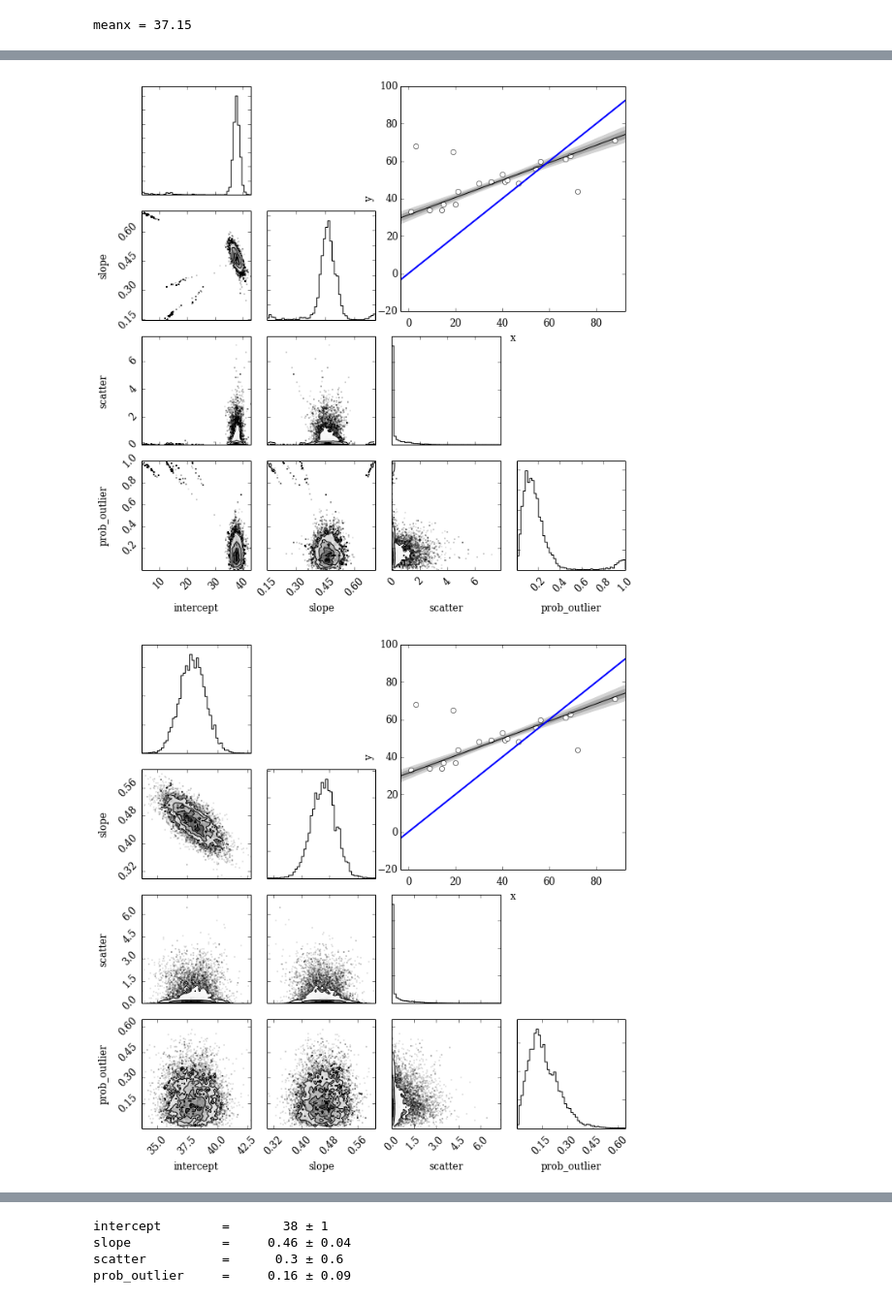
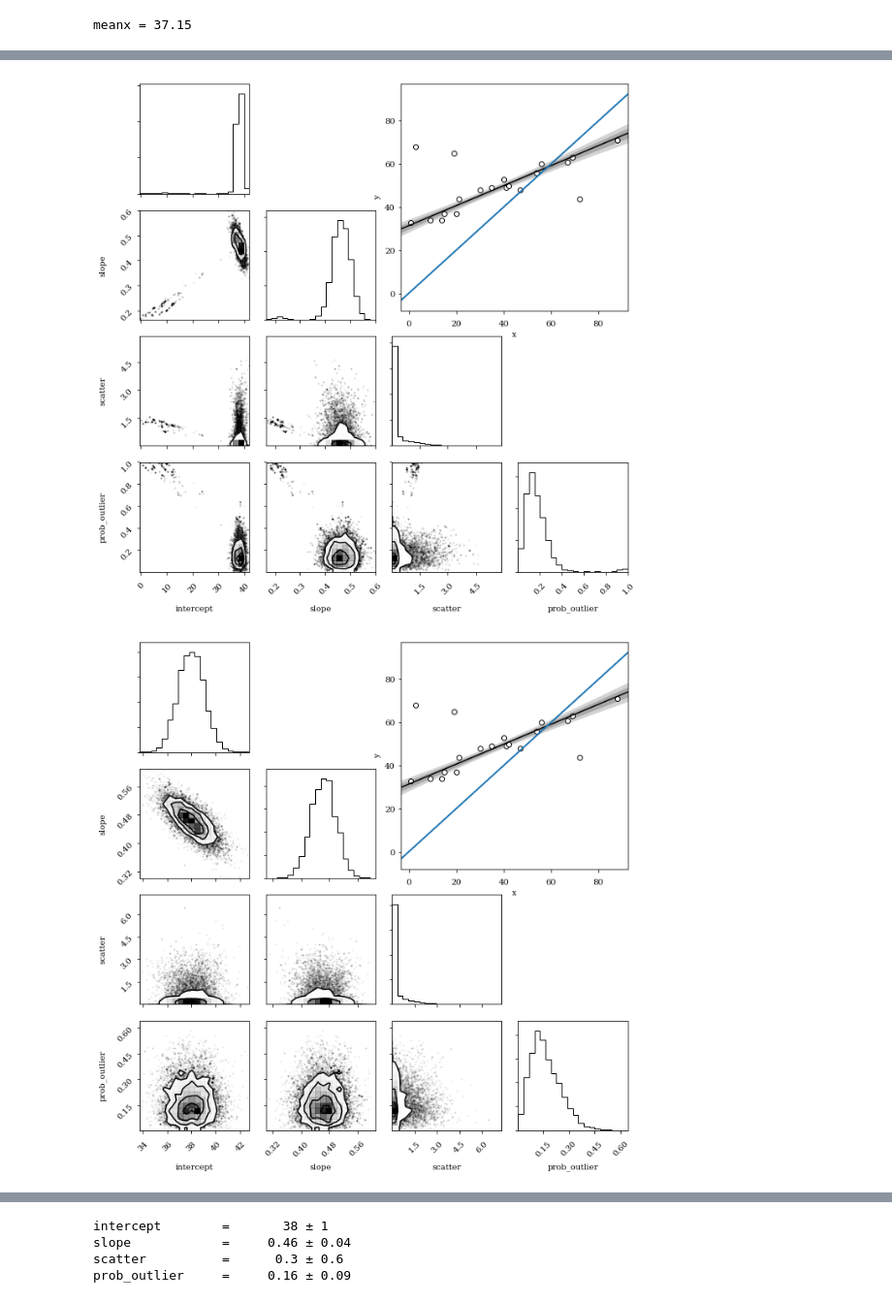
Before and after one commit to mpags-python/examples, a Jupyter notebook: emcee/fitting_a_line_with_emcee.ipynb, the cells around one changed output, grey strips where cells are left out. Shown at 97% size. Drawn from its saved outputs; the diff is of its cells as text; code cells hidden in the pictures.

Commit message:
Updated for corner and latest emcee

```diff
--- a/emcee/fitting_a_line_with_emcee.ipynb
+++ b/emcee/fitting_a_line_with_emcee.ipynb
@@ -57,7 +57,7 @@ def minmaxpad(x, p=0.05):
 
 def plot_MCMC_model(ax, xdata, ydata, trace):
     """Plot the linear model and 2sigma contours"""
-    ax.plot(xdata, ydata, 'ow')
+    ax.plot(xdata, ydata, 'ow', mec='black')
 
     xmin, xmax = minmaxpad(x)
     dx = (xmax-xmin)/100.0
@@ -270,6 +240,6 @@ for i, p in enumerate(par):
 # %%
 # create mega plot for normal method
-triangle.corner(samples_full, labels=par)
+corner.corner(samples_full, labels=par)
 ax = plt.subplot(2, 2, 2)
 plot_MCMC_model(ax, x, y, samples)
 plt.plot([xmin, xmax], [xmin, xmax], lw=2)
@@ -278,13 +249,13 @@ plt.subplots_adjust(wspace=0.15, hspace=0.15)
-[figure, old version]
+[figure, new version]
 # %%
 # create mega plot for parallel-tempered method
-triangle.corner(samples_pt, labels=par)
+corner.corner(samples_pt, labels=par)
 ax = plt.subplot(2, 2, 2)
 plot_MCMC_model(ax, x, y, samples_pt)
 plt.plot([xmin, xmax], [xmin, xmax], lw=2)
 plt.subplots_adjust(wspace=0.15, hspace=0.15)
 # %% [output]
-[figure, old version]
+[figure, new version]
 # %%
 # output a summary of the normal results
 summary(samples)
```
Also changed, not shown: parts of 10 cells of this notebook.
